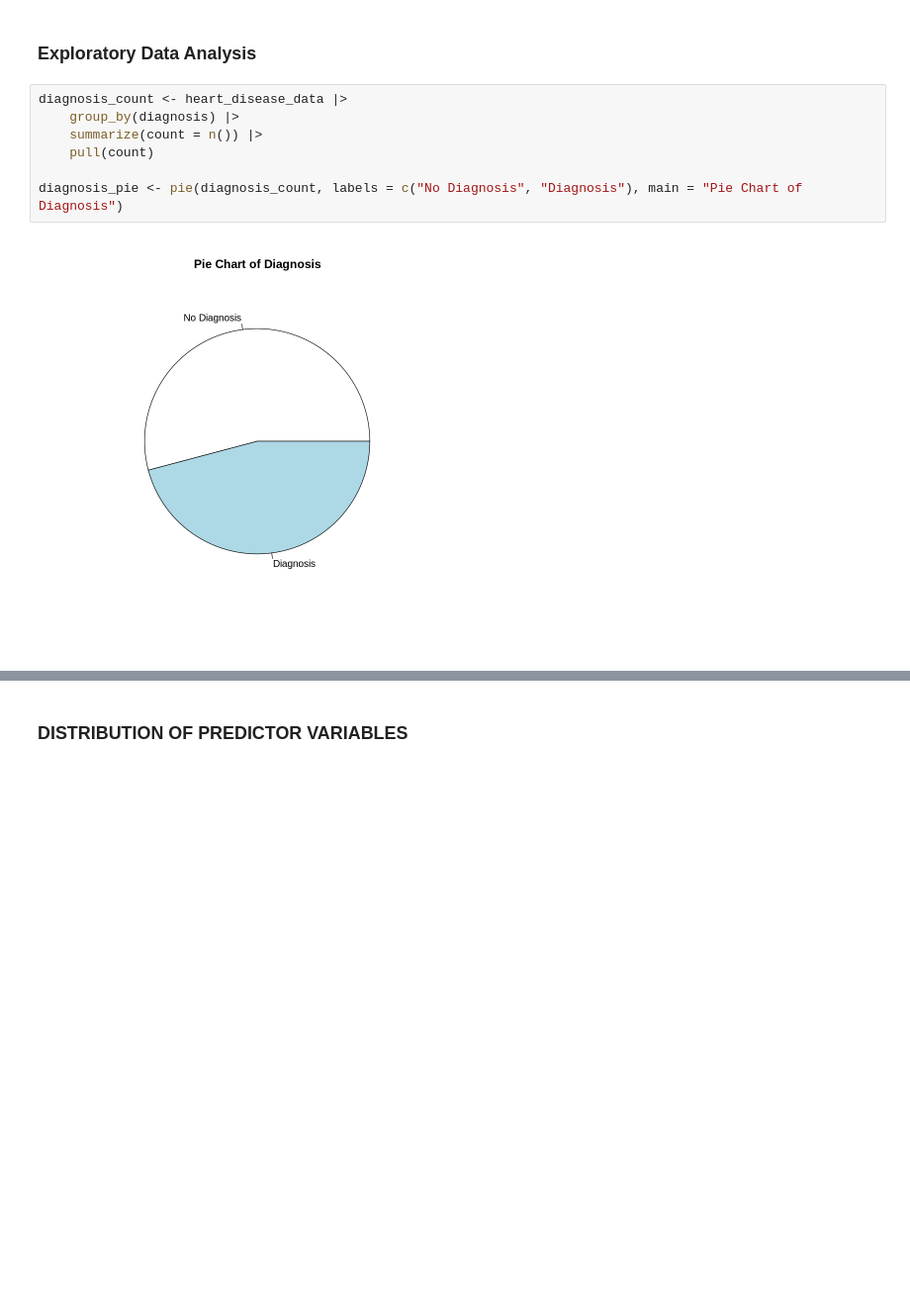
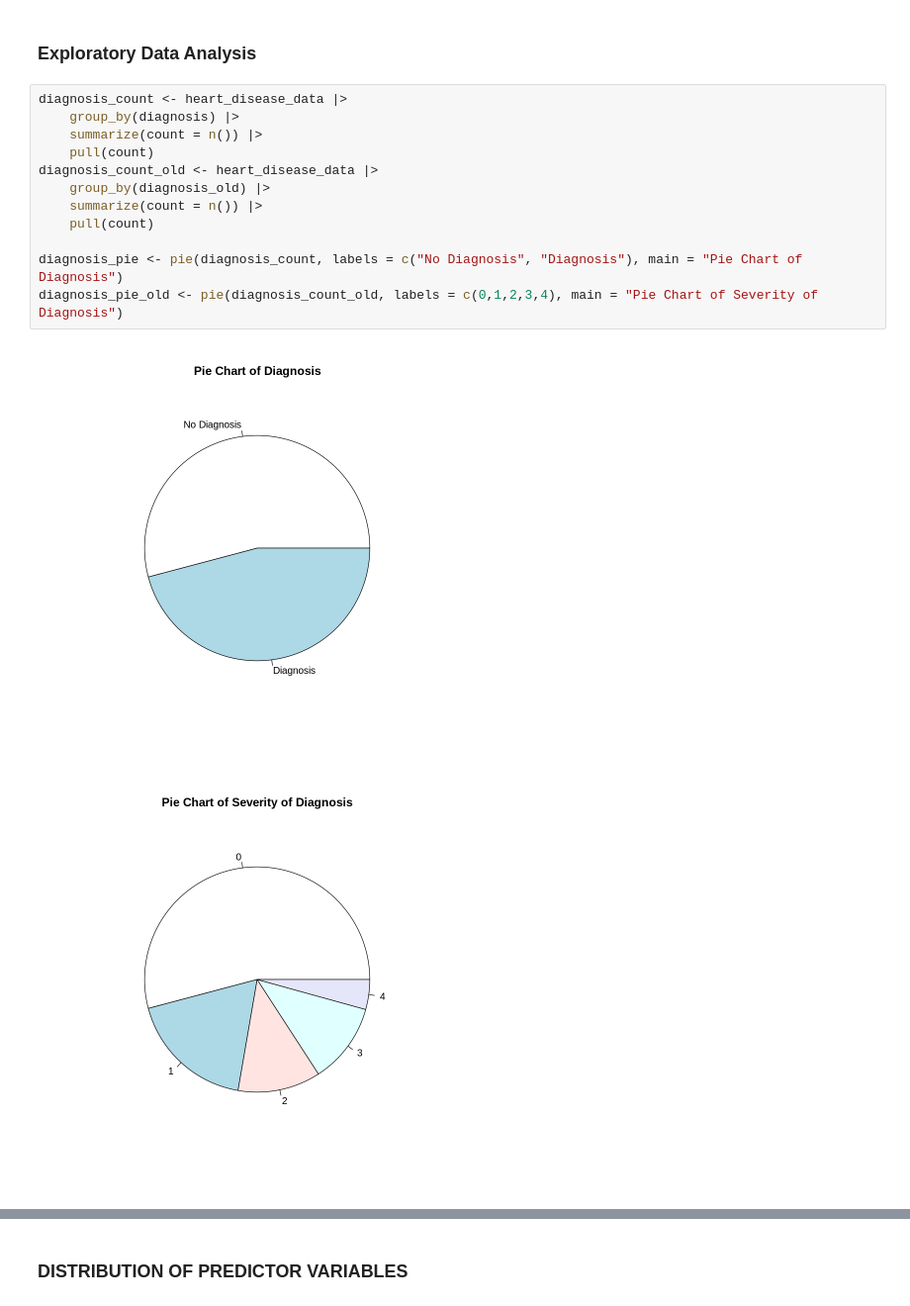
Before and after one commit to wswang98/dsci100-GroupProject, a Jupyter notebook: dsci100-group105-project.ipynb, the cells around one changed output, grey strips where cells are left out. Shown at 99% size. Saved outputs shown, nothing was run; the diff lists cells and outputs as text; blank space fills up the shorter version.

Commit message:
Added another pie chart
Couldn't find a way to make background colour with 5 predictors...

```diff
--- a/dsci100-group105-project.ipynb
+++ b/dsci100-group105-project.ipynb
@@ -125,10 +125,16 @@ A tibble: 303 × 15
 # %%
 diagnosis_count <- heart_disease_data |>
     group_by(diagnosis) |>
     summarize(count = n()) |>
     pull(count)
+diagnosis_count_old <- heart_disease_data |>
+    group_by(diagnosis_old) |>
+    summarize(count = n()) |>
+    pull(count)
 
 diagnosis_pie <- pie(diagnosis_count, labels = c("No Diagnosis", "Diagnosis"), main = "Pie Chart of Diagnosis")
+diagnosis_pie_old <- pie(diagnosis_count_old, labels = c(0,1,2,3,4), main = "Pie Chart of Severity of Diagnosis")
 # %% [output]
 [figure]
+[figure, added]
 # %% [markdown]
```
Also changed, not shown: parts of 8 cells of this notebook.
